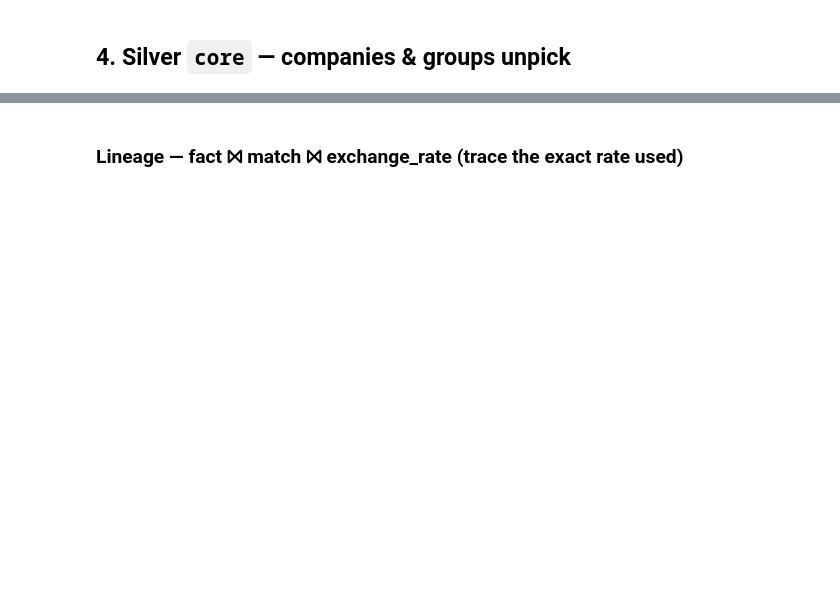
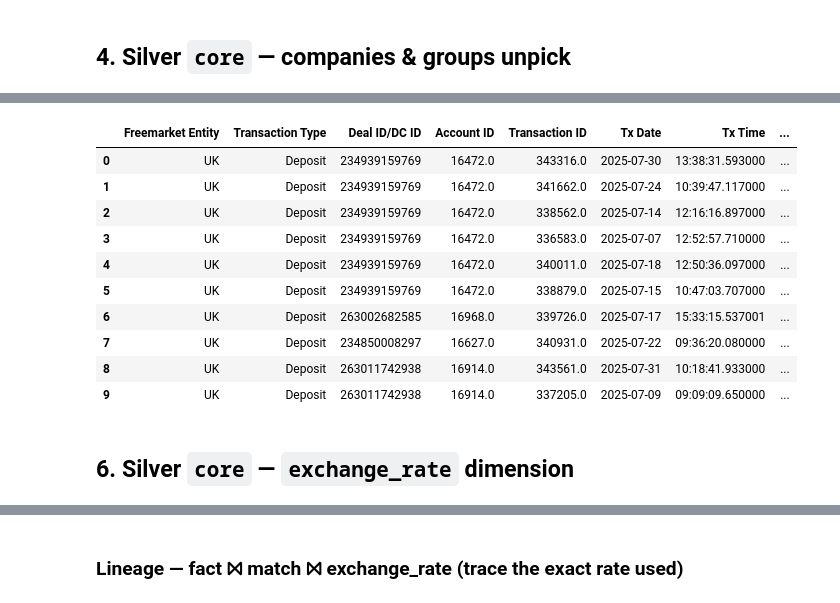
Before and after one commit to hallabehery/FM-Data-Engineer-Test-HS, a Jupyter notebook: notebook/pipeline.ipynb, the cells around one changed output, grey strips where cells are left out. Drawn from its saved outputs; the diff is of its cells as text; code cells hidden in the pictures; blank space fills up the shorter version.

```diff
--- a/notebook/pipeline.ipynb
+++ b/notebook/pipeline.ipynb
@@ -78,3 +197,20 @@ The FX rate points, landed as a dimension so a fact's `fx_rate_id` traces back t
+# %%
+# SELECT * from one table in this schema (LIMIT 10 to keep output readable)
+con.sql("SELECT * FROM core.deposit LIMIT 10").df()
+# %% [output]
+|  | Freemarket Entity | Transaction Type | Deal ID/DC ID | Account ID | Transaction ID | Tx Date | Tx Time | ... |
+| 0 | UK | Deposit | 234939159769 | 16472.0 | 343316.0 | 2025-07-30 | 13:38:31.593000 | ... |
+| 1 | UK | Deposit | 234939159769 | 16472.0 | 341662.0 | 2025-07-24 | 10:39:47.117000 | ... |
+| 2 | UK | Deposit | 234939159769 | 16472.0 | 338562.0 | 2025-07-14 | 12:16:16.897000 | ... |
+| 3 | UK | Deposit | 234939159769 | 16472.0 | 336583.0 | 2025-07-07 | 12:52:57.710000 | ... |
+| 4 | UK | Deposit | 234939159769 | 16472.0 | 340011.0 | 2025-07-18 | 12:50:36.097000 | ... |
+| 5 | UK | Deposit | 234939159769 | 16472.0 | 338879.0 | 2025-07-15 | 10:47:03.707000 | ... |
+| 6 | UK | Deposit | 263002682585 | 16968.0 | 339726.0 | 2025-07-17 | 15:33:15.537001 | ... |
+| 7 | UK | Deposit | 234850008297 | 16627.0 | 340931.0 | 2025-07-22 | 09:36:20.080000 | ... |
+| 8 | UK | Deposit | 263011742938 | 16914.0 | 343561.0 | 2025-07-31 | 10:18:41.933000 | ... |
+| 9 | UK | Deposit | 263011742938 | 16914.0 | 337205.0 | 2025-07-09 | 09:09:09.650000 | ... |
+# %% [markdown]
+## 6. Silver `core` — `exchange_rate` dimension
 # %%
 print(silver_core.build_exchange_rates(con))
 # %% [output]
```
Also changed, not shown: parts of 26 cells of this notebook.
